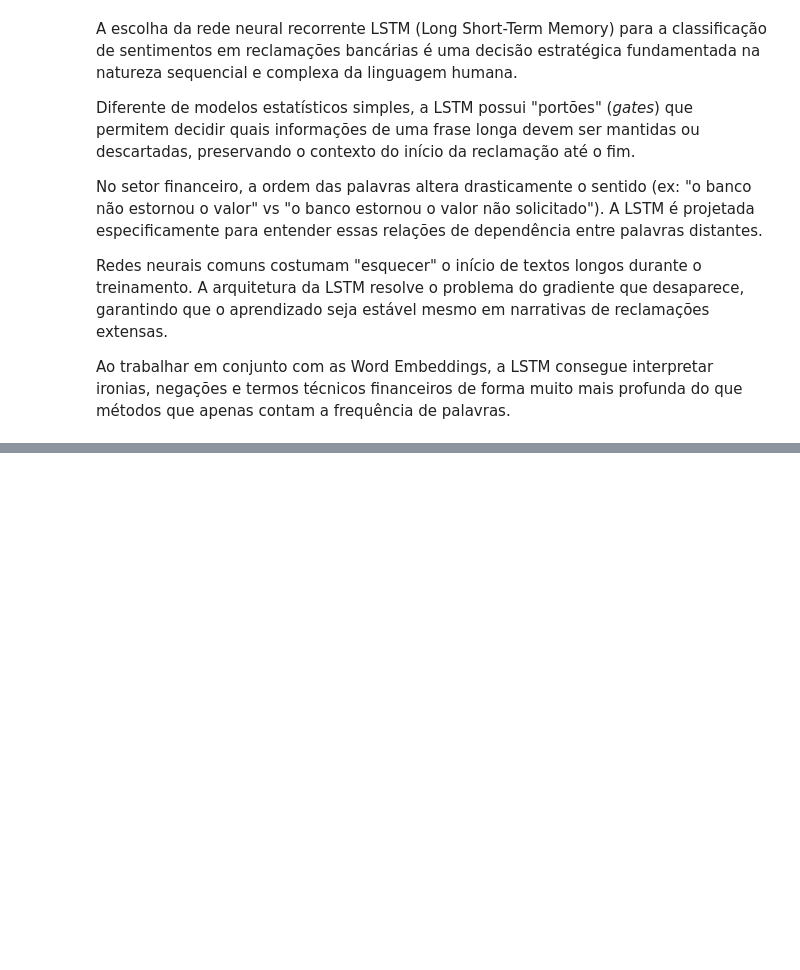
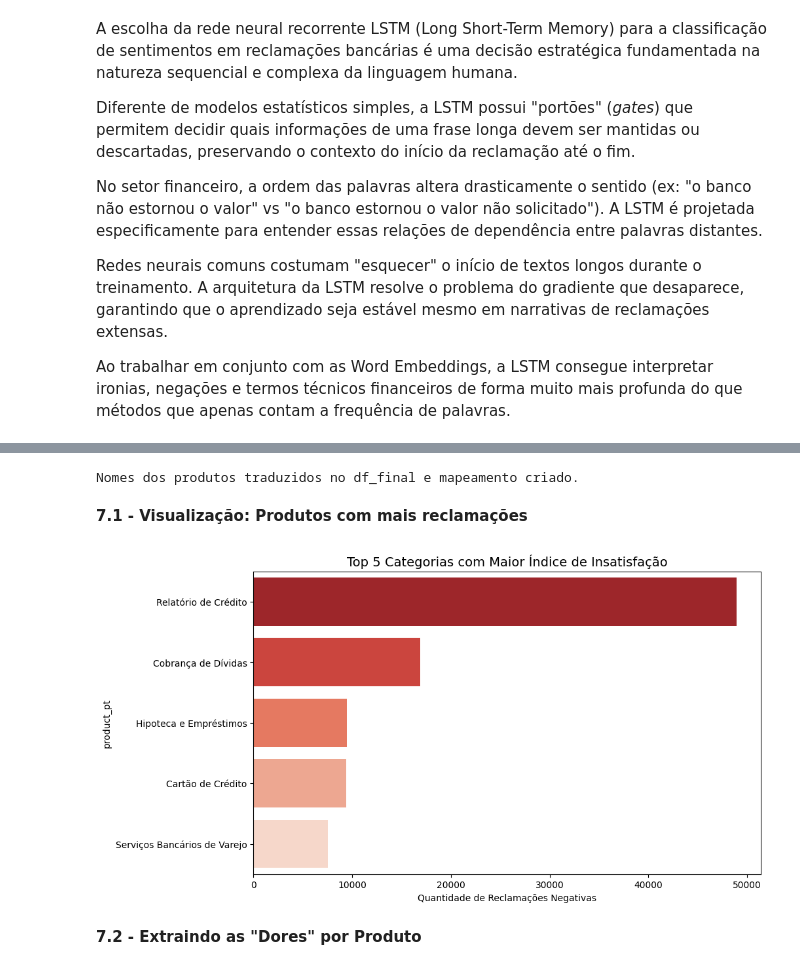
Before and after one commit to JessicaSTMatos/Datathon---Fase-5---FIAP, a Jupyter notebook: Fase_5.ipynb, the cells around one changed output, grey strips where cells are left out. Cells and saved outputs as stored; diff of their text form; code cells hidden in the pictures; blank space fills up the shorter version.

```diff
--- a/Fase_5.ipynb
+++ b/Fase_5.ipynb
@@ -1468,0 +993,20 @@ A identificação desses pontos de dor refinados permite uma abordagem proativa
+# %%
+# Dicionário de tradução para os nomes dos produtos
+map_produtos_pt = {
+    'credit_card': 'Cartão de Crédito',
+    'credit_reporting': 'Relatório de Crédito',
+    'debt_collection': 'Cobrança de Dívidas',
+    'mortgages_and_loans': 'Hipoteca e Empréstimos',
+    'retail_banking': 'Serviços Bancários de Varejo'
+}
+
+# Atualizamos os nomes dos produtos no DataFrame df_final para português
+df_final['product_pt'] = df_final['product'].map(map_produtos_pt)
+
+# Atualizamos a lista de principais produtos para usar os nomes em português
+# Como `principais_produtos` é derivado de `df['product']`, optamos por mantê-lo em inglês para a lógica
+# e traduzir no momento da exibição
+
+print("Nomes dos produtos traduzidos no df_final e mapeamento criado.")
+# %% [output]
+Nomes dos produtos traduzidos no df_final e mapeamento criado.
@@ -1468,0 +1067,16 @@ A identificação desses pontos de dor refinados permite uma abordagem proativa
+# %% [markdown]
+**7.1 - Visualização: Produtos com mais reclamações**
+# %%
+# --- Top 5 Produtos com Mais Reclamações Negativas ---
+plt.figure(figsize=(10, 6))
+df_negativo = df_final[df_final['sentimento'] == 'Negativa'] # Usa df_final para garantir product_pt
+top_produtos = df_negativo['product_pt'].value_counts().nlargest(5)
+
+sns.barplot(x=top_produtos.values, y=top_produtos.index, hue=top_produtos.index, palette='Reds_r', legend=False)
+plt.title('Top 5 Categorias com Maior Índice de Insatisfação', fontsize=14)
+plt.xlabel('Quantidade de Reclamações Negativas')
+plt.show()
+# %% [output]
+[figure, added]
+# %% [markdown]
+**7.2 - Extraindo as "Dores" por Produto**
```
Also changed, not shown: parts of 74 cells of this notebook.
